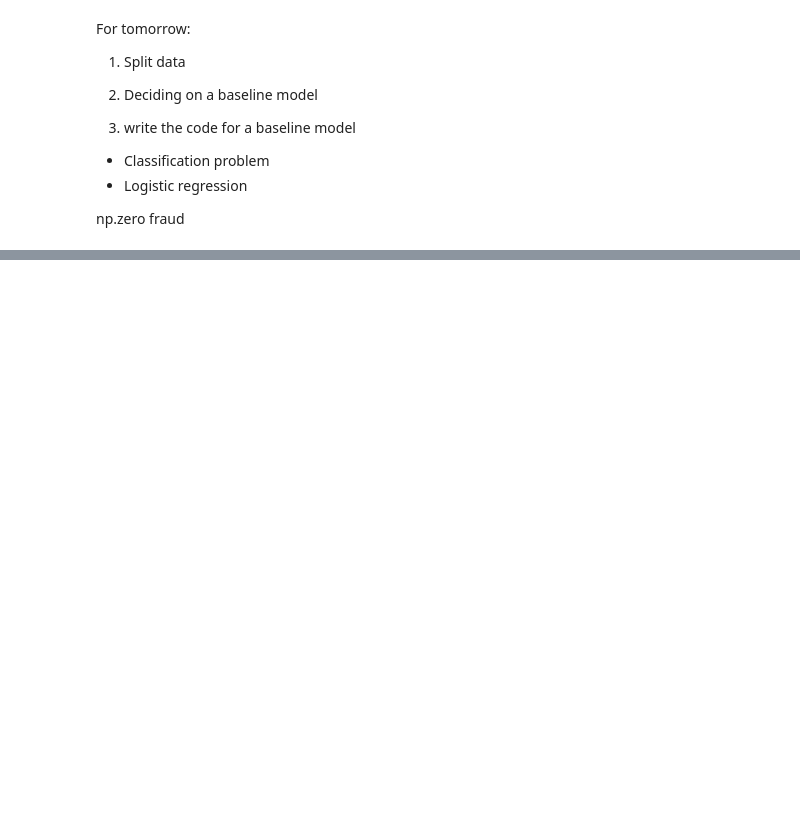
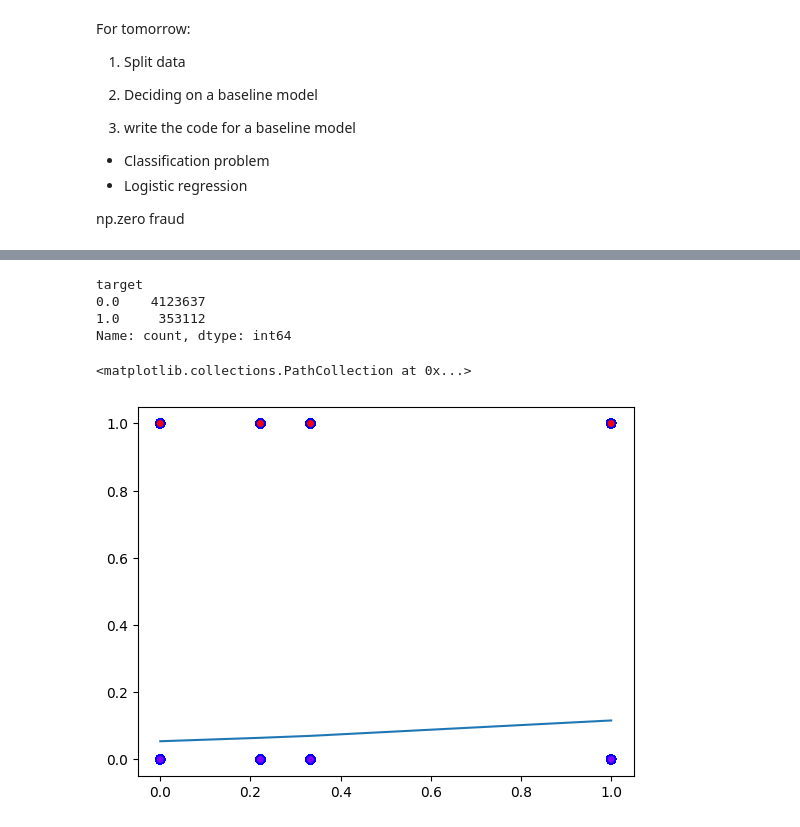
Before and after one commit to TomPreto/Fraud-Detection-ML, a Jupyter notebook: ExploringDataAndCleaning.ipynb, the cells around one changed output, grey strips where cells are left out. Drawn from its saved outputs; the diff is of its cells as text; code cells hidden in the pictures; blank space fills up the shorter version.

Commit message:
Plot for Fraud loss

```diff
--- a/ExploringDataAndCleaning.ipynb
+++ b/ExploringDataAndCleaning.ipynb
@@ -241,0 +356,10 @@ np.zero fraud
+# %%
+# 4.1 Data Split
+
+X_train, X_test, y_train, y_test = train_test_split(X, y, stratify = y, random_state = 42)
+# %%
+# 4.2 Normalize the data (will be used later)
+
+scaler = MinMaxScaler()
+X_train_scaled = scaler.fit_transform(X_train)
+X_test_scaled = scaler.transform(X_test)
@@ -241,0 +368,6 @@ np.zero fraud
+# %%
+# 4.3 Create Logistic regression model with unscaled data
+# store the Logicistic Regression in lr and fit the model to the training data
+
+lr1 = LogisticRegression()
+lr1.fit(X_train, y_train)
@@ -241,0 +409,5 @@ np.zero fraud
+# %%
+# 4.4 Create Logistic regression model with the scaled data
+
+lr_scaled = LogisticRegression()
+lr_scaled = lr_scaled.fit(X_train_scaled, y_train)
@@ -241,0 +455,24 @@ np.zero fraud
+# %%
+dfw.target.value_counts()
+# %% [output]
+target
+0.0    4123637
+1.0     353112
+Name: count, dtype: int64
+# %%
+# 4.4.5 Plot the probabilites
+
+import matplotlib.pyplot as pltp
+
+df_scaled_plot = pd.DataFrame({'x': X_test_scaled[:,0], 'y': y_test})
+df_scaled_plot = df_scaled_plot.sort_values(by='x')
+
+
+from scipy.special import expit
+
+sigmoid_function = expit(df_scaled_plot['x'] * lr_scaled.coef_[0][0] + lr_scaled.intercept_[0]).ravel()
+pltp.plot(df_scaled_plot['x'], sigmoid_function)
+pltp.scatter(df_scaled_plot['x'], df_scaled_plot['y'], c=df_scaled_plot['y'], cmap='rainbow', edgecolors='b')
+# %% [output]
+<matplotlib.collections.PathCollection at 0x...>
+[figure, added]
```
Also changed, not shown: parts of 63 cells of this notebook.
